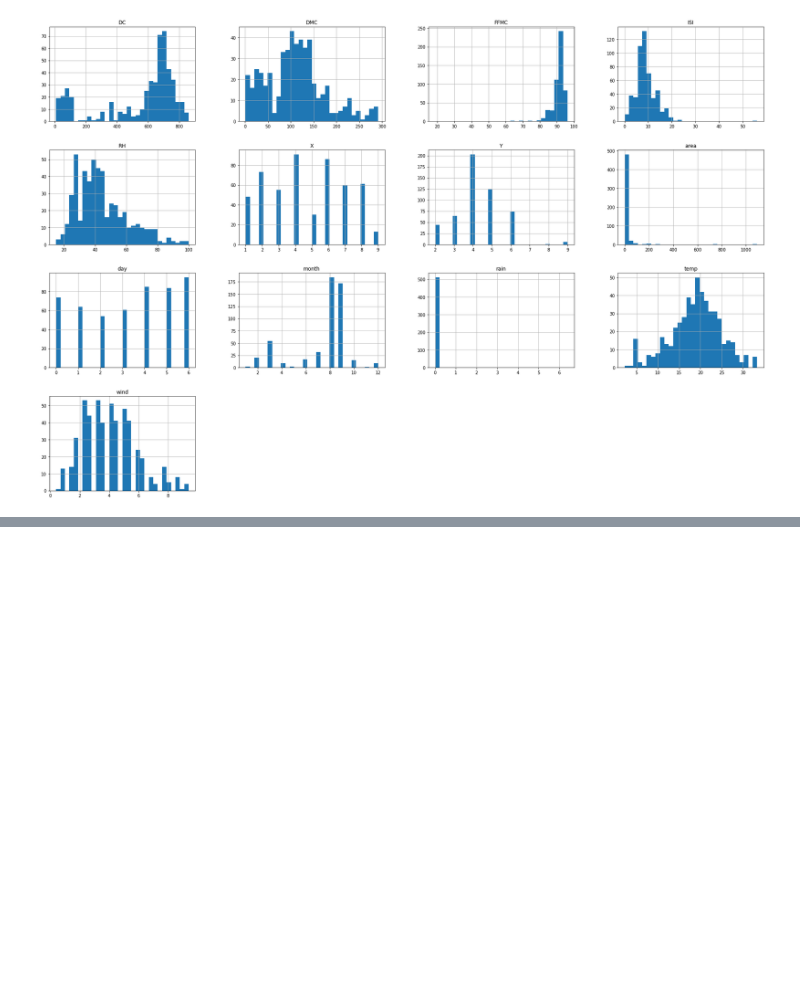
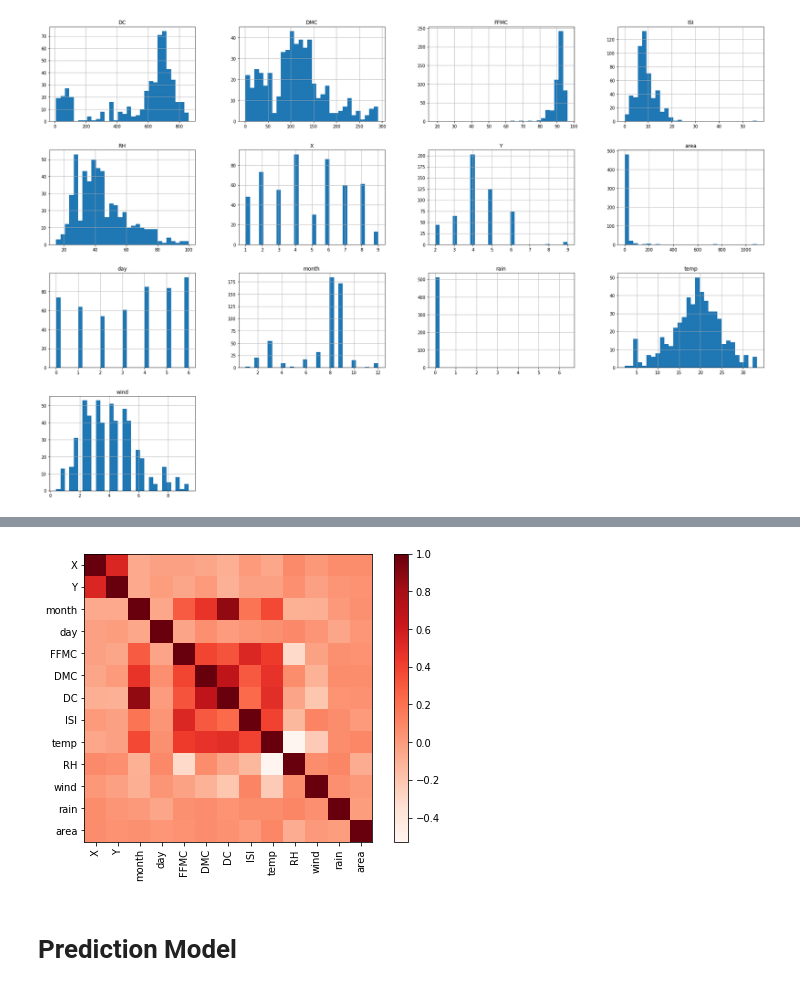
Before and after one commit to annamarianau/ml_project_regression, a Jupyter notebook: forest_fires.ipynb, the cells around one changed output, grey strips where cells are left out. Drawn from its saved outputs; the diff is of its cells as text; code cells hidden in the pictures; blank space fills up the shorter version.

```diff
--- a/forest_fires.ipynb
+++ b/forest_fires.ipynb
@@ -67,0 +97,13 @@ array([[<matplotlib.axes._subplots.AxesSubplot object at 0x...>,
+# %%
+# Correlation
+display(data2.corr())
+
+fig = plt.figure()
+ax = fig.add_axes([1,1,1,1])
+plt.imshow(data2.corr(), cmap = plt.cm.Reds, interpolation = 'nearest')
+plt.colorbar()
+ticks = [i for i in range(len(data2.columns))]
+plt.xticks(ticks, data2.columns, rotation = 'vertical')
+plt.yticks(ticks, data2.columns)
+plt.show()
+# %% [output]
@@ -68 +124,4 @@ array([[<matplotlib.axes._subplots.AxesSubplot object at 0x...>,
+[figure, added]
+# %% [markdown]
+# Prediction Model
 # %%
```
Also changed, not shown: parts of 12 cells of this notebook.
